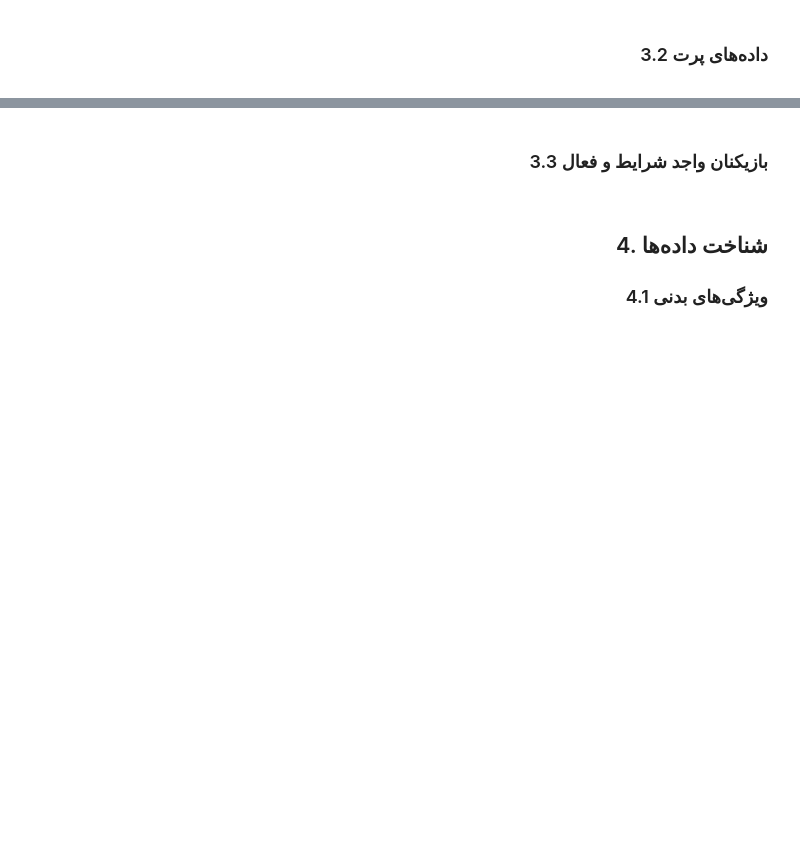
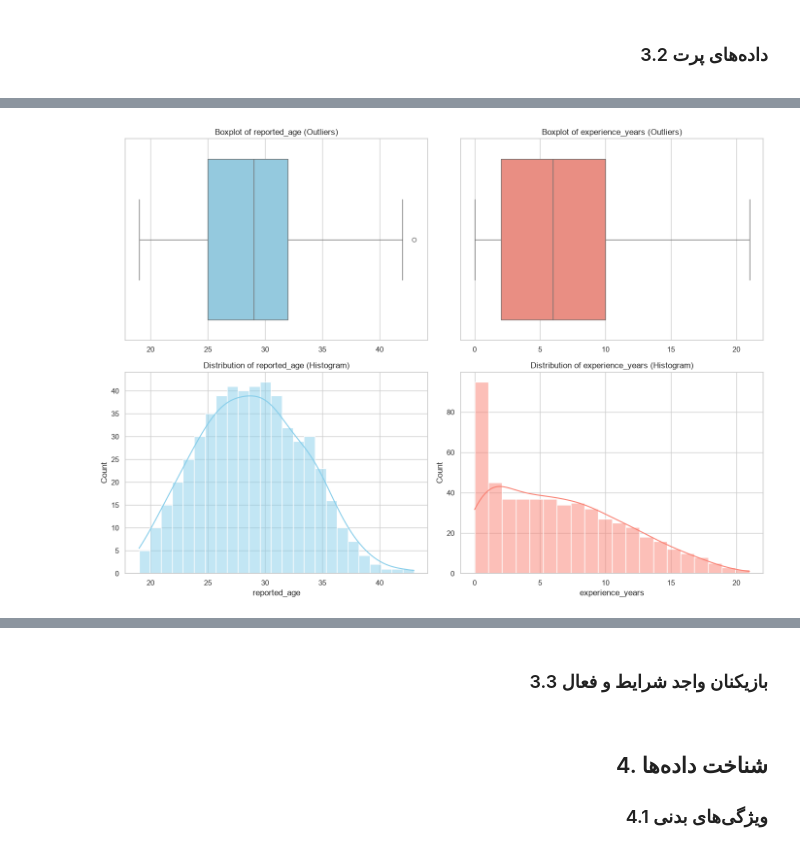
Before and after one commit to Alikhoshakhlagh/nba-data-analysis, a Jupyter notebook: notebooks/nba_analysis.ipynb, the cells around one changed output, grey strips where cells are left out. Cells and saved outputs as stored; diff of their text form; code cells hidden in the pictures; blank space fills up the shorter version.

```diff
--- a/notebooks/nba_analysis.ipynb
+++ b/notebooks/nba_analysis.ipynb
@@ -105,0 +128,3 @@ print(f"Tables: {len(table_names)}")
+# %%
+df_dim_player_context = pd.read_sql('SELECT * from dim_player_context',engine)
+print(df_dim_player_context.info())
@@ -109,0 +274,33 @@ print(f"Tables: {len(table_names)}")
+# %%
+# ================================
+# df_dim_plyer_context outliers
+# ================================
+
+sns.set_theme(style="whitegrid")
+
+fig, axes = plt.subplots(2, 2, figsize=(14, 10))
+
+# ----- reported_age-----
+# 1.Box Plot
+sns.boxplot(x=df_dim_player_context['reported_age'], ax=axes[0, 0], color='skyblue')
+axes[0, 0].set_title(f'Boxplot of {'reported_age'} (Outliers)')
+axes[0, 0].set(xlabel='')
+
+# 2.Hist Plot
+sns.histplot(df_dim_player_context['reported_age'], kde=True, ax=axes[1, 0], color='skyblue', bins=25)
+axes[1, 0].set_title(f'Distribution of {'reported_age'} (Histogram)')
+
+# -----experience_years-----
+# 1.Box Plot
+sns.boxplot(x=df_dim_player_context['experience_years'], ax=axes[0, 1], color='salmon')
+axes[0, 1].set_title(f'Boxplot of {'experience_years'} (Outliers)')
+axes[0, 1].set(xlabel='')
+
+# 2.Hist Plot
+sns.histplot(df_dim_player_context['experience_years'], kde=True, ax=axes[1, 1], color='salmon', bins=20)
+axes[1, 1].set_title(f'Distribution of {'experience_years'} (Histogram)')
+
+plt.tight_layout()
+plt.show()
+# %% [output]
+[figure, added]
```
Also changed, not shown: parts of 13 cells of this notebook.
